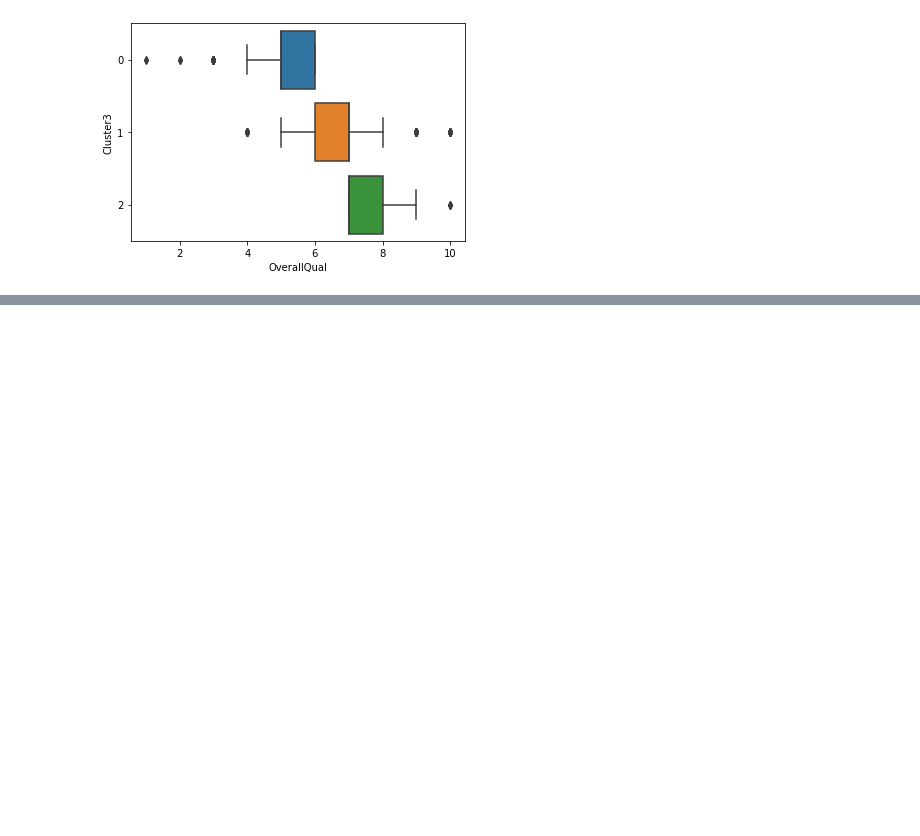
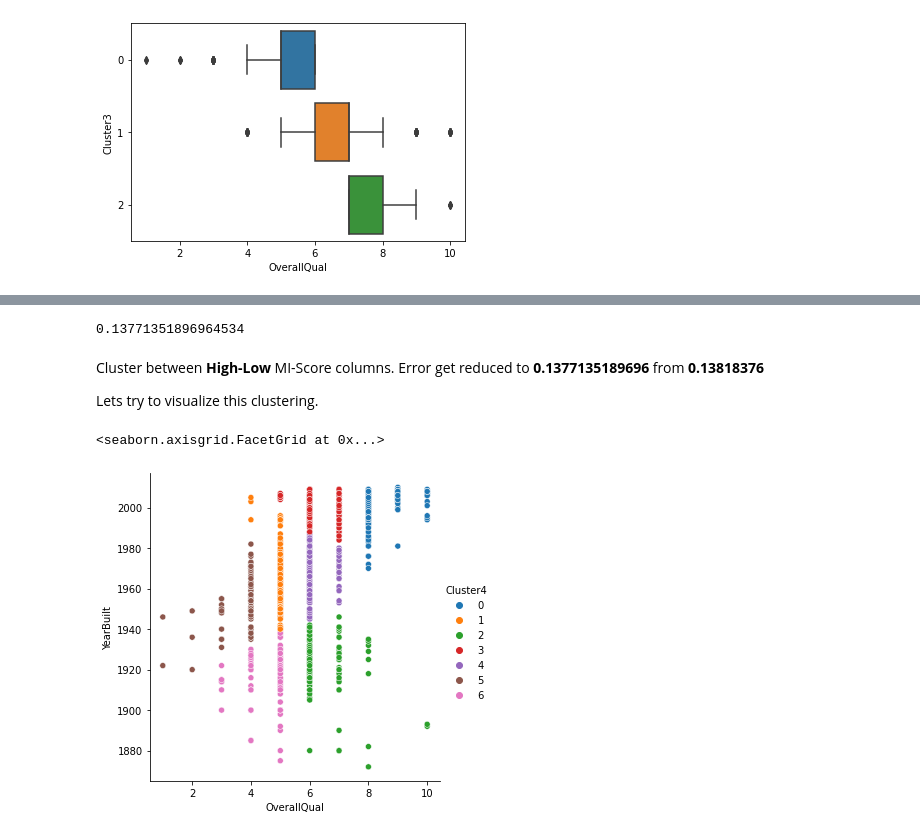
Before and after one commit to naseemap47/predictHousePrices-MachineLearning-python, a Jupyter notebook: jupyter_notebook.ipynb, the cells around one changed output, grey strips where cells are left out. Drawn from its saved outputs; the diff is of its cells as text; code cells hidden in the pictures; blank space fills up the shorter version.

```diff
--- a/jupyter_notebook.ipynb
+++ b/jupyter_notebook.ipynb
@@ -1518,0 +1596,20 @@ sns.boxplot(x='OverallQual', y='Cluster3',
+# %%
+x = data.copy()
+y = x.pop('SalePrice')
+
+# Find the score
+score_dataset(x, y)
+# %% [output]
+0.13771351896964534
+# %% [markdown]
+Cluster between **High-Low** MI-Score columns.
+Error get reduced to **0.1377135189696** from **0.13818376**
+
+Lets try to visualize this clustering.
+# %%
+# Visualize this clustering using relational plot
+sns.relplot(x='OverallQual', y='YearBuilt',
+           hue='Cluster4', data=data)
+# %% [output]
+<seaborn.axisgrid.FacetGrid at 0x...>
+[figure, added]
```
Also changed, not shown: parts of 17 cells of this notebook.
